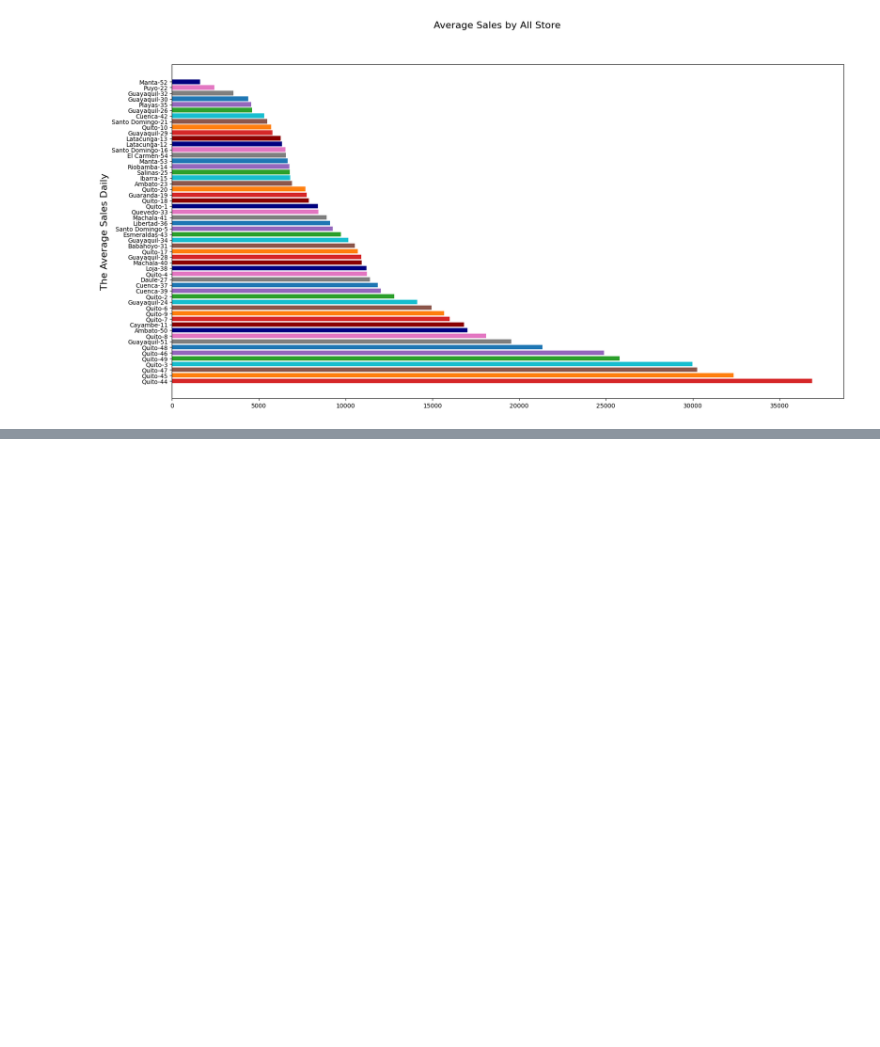
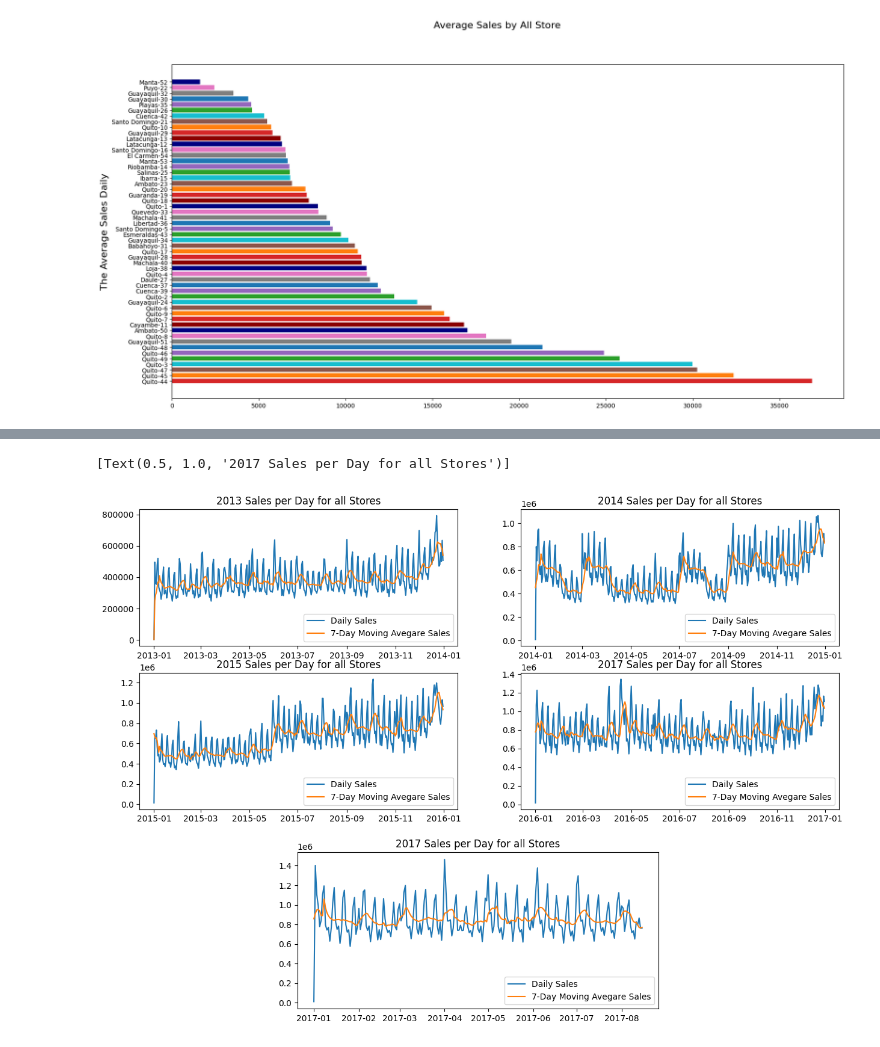
Before and after one commit to Riehantunut/DD2221Project, a Jupyter notebook: rgand.ipynb, the cells around one changed output, grey strips where cells are left out. Saved outputs shown, nothing was run; the diff lists cells and outputs as text; code cells hidden in the pictures; blank space fills up the shorter version.

```diff
--- a/rgand.ipynb
+++ b/rgand.ipynb
@@ -259,0 +358,39 @@ ax2.tick_params(axis='y', labelcolor=color2)
+# %%
+figsize = (16,5)
+fig, ax = plt.subplots(3,2, figsize=(15,10))
+ax[2][1].set_visible(False)
+ax[2][0].set_position([0.30,0.05,0.4,0.26])
+
+
+ax[0][0].plot(dates_2013,sales_2013)
+ax[0][0].plot(dates_2013,sales_7_2013)
+
+ax[0][0].legend(["Daily Sales","7-Day Moving Avegare Sales"])
+ax[0][0].set(title="2013 Sales per Day for all Stores")
+
+ax[0][1].plot(dates_2014,sales_2014)
+ax[0][1].plot(dates_2014,sales_7_2014)
+
+ax[0][1].legend(["Daily Sales","7-Day Moving Avegare Sales"])
+ax[0][1].set(title="2014 Sales per Day for all Stores")
+
+ax[1][0].plot(dates_2015,sales_2015)
+ax[1][0].plot(dates_2015,sales_7_2015)
+
+ax[1][0].legend(["Daily Sales","7-Day Moving Avegare Sales"])
+ax[1][0].set(title="2015 Sales per Day for all Stores")
+
+ax[1][1].plot(dates_2016,sales_2016)
+ax[1][1].plot(dates_2016,sales_7_2016)
+
+ax[1][1].legend(["Daily Sales","7-Day Moving Avegare Sales"])
+ax[1][1].set(title="2017 Sales per Day for all Stores")
+
+ax[2][0].plot(dates_2017,sales_2017)
+ax[2][0].plot(dates_2017,sales_7_2017)
+
+ax[2][0].legend(["Daily Sales","7-Day Moving Avegare Sales"])
+ax[2][0].set(title="2017 Sales per Day for all Stores")
+# %% [output]
+[Text(0.5, 1.0, '2017 Sales per Day for all Stores')]
+[figure, added]
```
Also changed, not shown: parts of 9 cells of this notebook.
